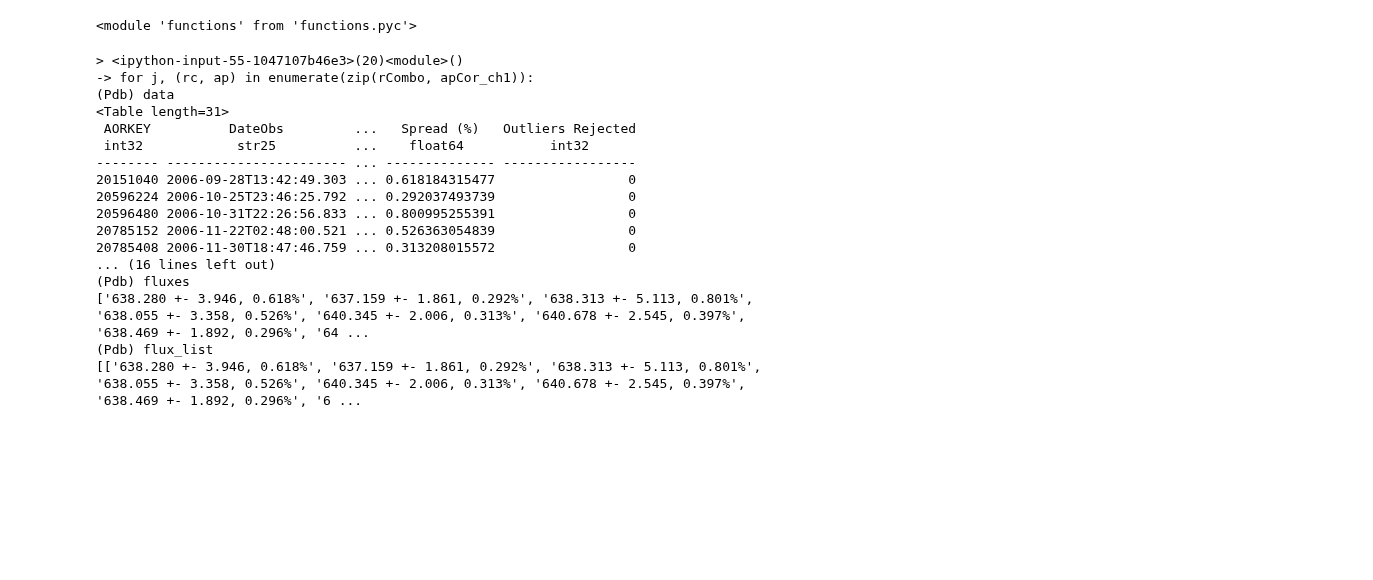
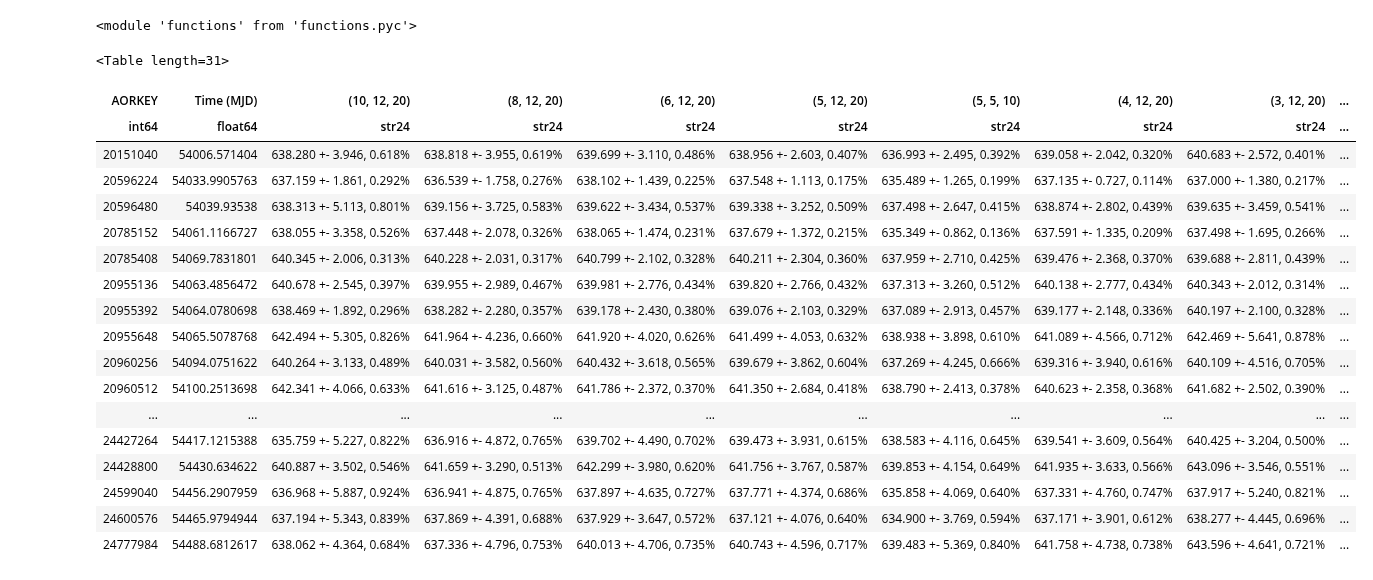
Before and after one commit to eas342/IRAC_photometry, a Jupyter notebook: PhotTests.ipynb, the cells around one changed output. Drawn from its saved outputs; the diff is of its cells as text; code cells hidden in the pictures; blank space fills up the shorter version.

```diff
--- a/PhotTests.ipynb
+++ b/PhotTests.ipynb
@@ -247,7 +247,6 @@ for i in range(4):
         data = sep.run(runs[i], crd, r, rIn, rOut, ap, pixArea, mission, 1, 'yes')[0]
         fluxes = ['%.3f +- %.3f, %.3f%%' % (x,y,z) for (x,y,z) in zip(data['Flux (mJy)'], data['Error (mJy)'], data['Spread (%)'])]
         flux_list.append(fluxes)
-        pdb.set_trace()
 
     rad_comp['AORKEY'] = data['AORKEY']
     rad_comp['Time (MJD)'] = data['Time (MJD)']
@@ -256,21 +255,30 @@ for i in range(4):
 
     tname = 'Reduction_Data_&_Logs/rad_test_' + tnms[i] + '.csv'
     ascii.write(rad_comp, tname, delimiter = ',', overwrite = True)
-# %% [output]
-> <ipython-input-55-1047107b46e3>(20)<module>()
--> for j, (rc, ap) in enumerate(zip(rCombo, apCor_ch1)):
-(Pdb) data
-<Table length=31>
- AORKEY          DateObs         ...   Spread (%)   Outliers Rejected
- int32            str25          ...    float64           int32
--------- ----------------------- ... -------------- -----------------
-20151040 2006-09-28T13:42:49.303 ... 0.618184315477                 0
-20596224 2006-10-25T23:46:25.792 ... 0.292037493739                 0
-20596480 2006-10-31T22:26:56.833 ... 0.800995255391                 0
-20785152 2006-11-22T02:48:00.521 ... 0.526363054839                 0
-20785408 2006-11-30T18:47:46.759 ... 0.313208015572                 0
-... (16 lines left out)
-(Pdb) fluxes
-['638.280 +- 3.946, 0.618%', '637.159 +- 1.861, 0.292%', '638.313 +- 5.113, 0.801%', '638.055 +- 3.358, 0.526%', '640.345 +- 2.006, 0.313%', '640.678 +- 2.545, 0.397%', '638.469 +- 1.892, 0.296%', '64 ...
-(Pdb) flux_list
-[['638.280 +- 3.946, 0.618%', '637.159 +- 1.861, 0.292%', '638.313 +- 5.113, 0.801%', '638.055 +- 3.358, 0.526%', '640.345 +- 2.006, 0.313%', '640.678 +- 2.545, 0.397%', '638.469 +- 1.892, 0.296%', '6 ...
+# %%
+hdC_rTest = ascii.read('Reduction_Data_&_Logs/rad_test_hd_cryo.csv')
+hdW_rTest = ascii.read('Reduction_Data_&_Logs/rad_test_hd_warm.csv')
+bdC_rTest = ascii.read('Reduction_Data_&_Logs/rad_test_bd_cryo.csv')
+bdW_rTest = ascii.read('Reduction_Data_&_Logs/rad_test_bd_warm.csv')
+# %%
+hdC_rTest
+# %% [output]
+<Table length=31>
+| AORKEY | Time (MJD) | (10, 12, 20) | (8, 12, 20) | (6, 12, 20) | (5, 12, 20) | (5, 5, 10) | (4, 12, 20) | (3, 12, 20) | ... |
+| int64 | float64 | str24 | str24 | str24 | str24 | str24 | str24 | str24 | ... |
+| 20151040 | 54006.571404 | 638.280 +- 3.946, 0.618% | 638.818 +- 3.955, 0.619% | 639.699 +- 3.110, 0.486% | 638.956 +- 2.603, 0.407% | 636.993 +- 2.495, 0.392% | 639.058 +- 2.042, 0.320% | 640.683 +- 2.572, 0.401% | ... |
+| 20596224 | 54033.9905763 | 637.159 +- 1.861, 0.292% | 636.539 +- 1.758, 0.276% | 638.102 +- 1.439, 0.225% | 637.548 +- 1.113, 0.175% | 635.489 +- 1.265, 0.199% | 637.135 +- 0.727, 0.114% | 637.000 +- 1.380, 0.217% | ... |
+| 20596480 | 54039.93538 | 638.313 +- 5.113, 0.801% | 639.156 +- 3.725, 0.583% | 639.622 +- 3.434, 0.537% | 639.338 +- 3.252, 0.509% | 637.498 +- 2.647, 0.415% | 638.874 +- 2.802, 0.439% | 639.635 +- 3.459, 0.541% | ... |
+| 20785152 | 54061.1166727 | 638.055 +- 3.358, 0.526% | 637.448 +- 2.078, 0.326% | 638.065 +- 1.474, 0.231% | 637.679 +- 1.372, 0.215% | 635.349 +- 0.862, 0.136% | 637.591 +- 1.335, 0.209% | 637.498 +- 1.695, 0.266% | ... |
+| 20785408 | 54069.7831801 | 640.345 +- 2.006, 0.313% | 640.228 +- 2.031, 0.317% | 640.799 +- 2.102, 0.328% | 640.211 +- 2.304, 0.360% | 637.959 +- 2.710, 0.425% | 639.476 +- 2.368, 0.370% | 639.688 +- 2.811, 0.439% | ... |
+| 20955136 | 54063.4856472 | 640.678 +- 2.545, 0.397% | 639.955 +- 2.989, 0.467% | 639.981 +- 2.776, 0.434% | 639.820 +- 2.766, 0.432% | 637.313 +- 3.260, 0.512% | 640.138 +- 2.777, 0.434% | 640.343 +- 2.012, 0.314% | ... |
+| 20955392 | 54064.0780698 | 638.469 +- 1.892, 0.296% | 638.282 +- 2.280, 0.357% | 639.178 +- 2.430, 0.380% | 639.076 +- 2.103, 0.329% | 637.089 +- 2.913, 0.457% | 639.177 +- 2.148, 0.336% | 640.197 +- 2.100, 0.328% | ... |
+| 20955648 | 54065.5078768 | 642.494 +- 5.305, 0.826% | 641.964 +- 4.236, 0.660% | 641.920 +- 4.020, 0.626% | 641.499 +- 4.053, 0.632% | 638.938 +- 3.898, 0.610% | 641.089 +- 4.566, 0.712% | 642.469 +- 5.641, 0.878% | ... |
+| 20960256 | 54094.0751622 | 640.264 +- 3.133, 0.489% | 640.031 +- 3.582, 0.560% | 640.432 +- 3.618, 0.565% | 639.679 +- 3.862, 0.604% | 637.269 +- 4.245, 0.666% | 639.316 +- 3.940, 0.616% | 640.109 +- 4.516, 0.705% | ... |
+| 20960512 | 54100.2513698 | 642.341 +- 4.066, 0.633% | 641.616 +- 3.125, 0.487% | 641.786 +- 2.372, 0.370% | 641.350 +- 2.684, 0.418% | 638.790 +- 2.413, 0.378% | 640.623 +- 2.358, 0.368% | 641.682 +- 2.502, 0.390% | ... |
+| ... | ... | ... | ... | ... | ... | ... | ... | ... | ... |
+| 24427264 | 54417.1215388 | 635.759 +- 5.227, 0.822% | 636.916 +- 4.872, 0.765% | 639.702 +- 4.490, 0.702% | 639.473 +- 3.931, 0.615% | 638.583 +- 4.116, 0.645% | 639.541 +- 3.609, 0.564% | 640.425 +- 3.204, 0.500% | ... |
+| 24428800 | 54430.634622 | 640.887 +- 3.502, 0.546% | 641.659 +- 3.290, 0.513% | 642.299 +- 3.980, 0.620% | 641.756 +- 3.767, 0.587% | 639.853 +- 4.154, 0.649% | 641.935 +- 3.633, 0.566% | 643.096 +- 3.546, 0.551% | ... |
+| 24599040 | 54456.2907959 | 636.968 +- 5.887, 0.924% | 636.941 +- 4.875, 0.765% | 637.897 +- 4.635, 0.727% | 637.771 +- 4.374, 0.686% | 635.858 +- 4.069, 0.640% | 637.331 +- 4.760, 0.747% | 637.917 +- 5.240, 0.821% | ... |
+| 24600576 | 54465.9794944 | 637.194 +- 5.343, 0.839% | 637.869 +- 4.391, 0.688% | 637.929 +- 3.647, 0.572% | 637.121 +- 4.076, 0.640% | 634.900 +- 3.769, 0.594% | 637.171 +- 3.901, 0.612% | 638.277 +- 4.445, 0.696% | ... |
+| 24777984 | 54488.6812617 | 638.062 +- 4.364, 0.684% | 637.336 +- 4.796, 0.753% | 640.013 +- 4.706, 0.735% | 640.743 +- 4.596, 0.717% | 639.483 +- 5.369, 0.840% | 641.758 +- 4.738, 0.738% | 643.596 +- 4.641, 0.721% | ... |
```
Also changed, not shown: 4 other files.
